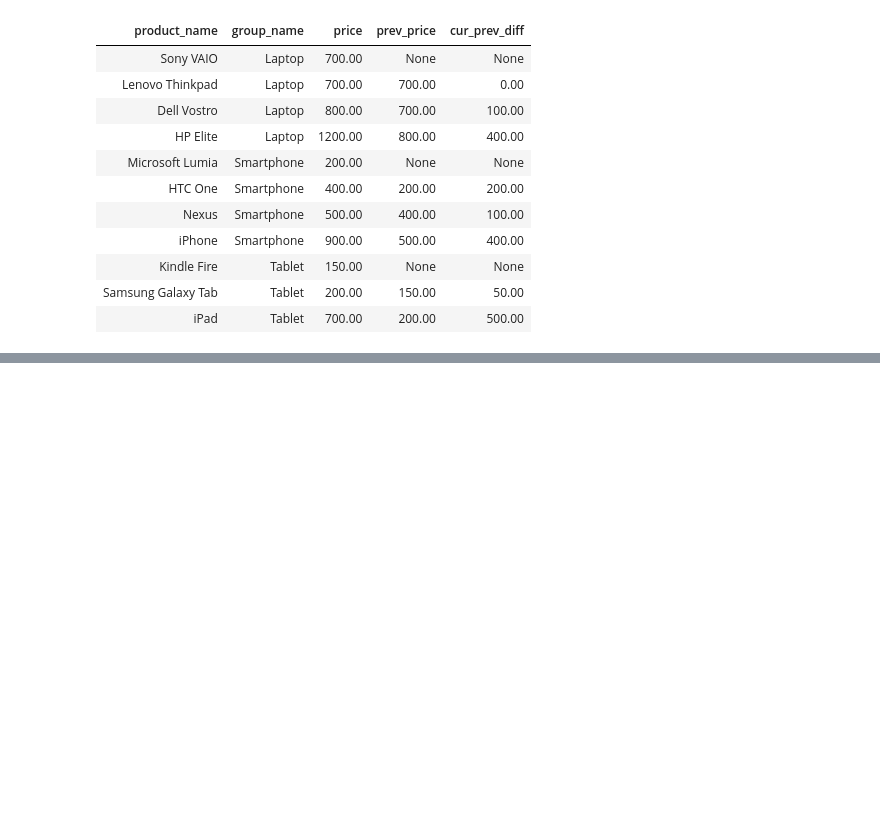
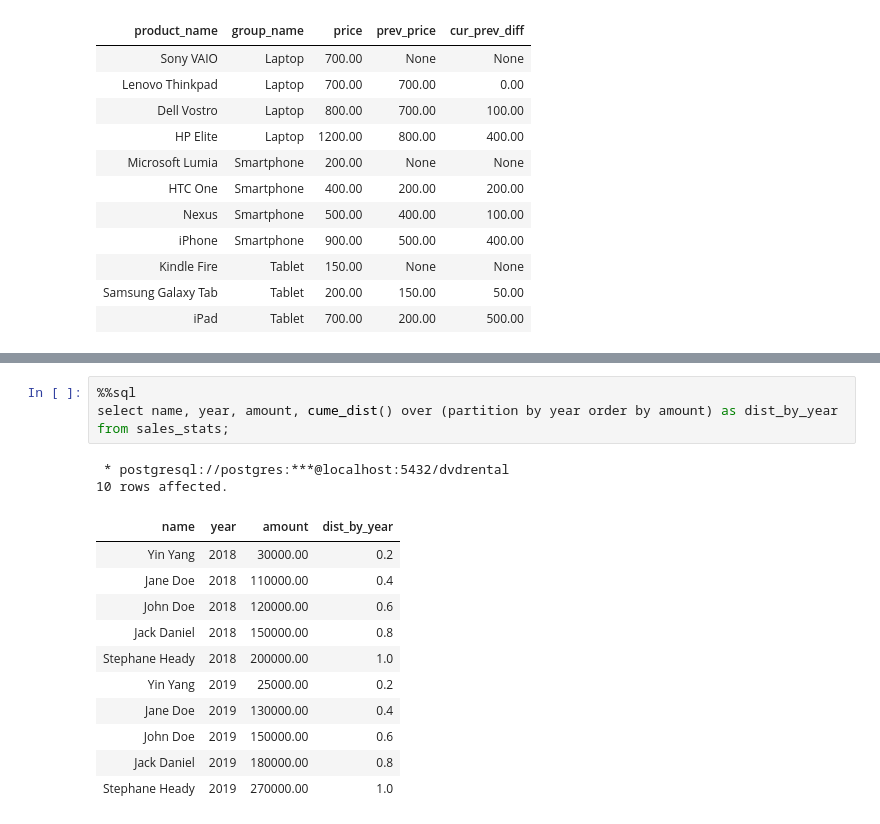
Before and after one commit to chanhchuachin/devops-images, a Jupyter notebook: grow/postgres/note.ipynb, the cells around one changed output, grey strips where cells are left out. Cells and saved outputs as stored; diff of their text form; blank space fills up the shorter version.

```diff
--- a/grow/postgres/note.ipynb
+++ b/grow/postgres/note.ipynb
@@ -581,0 +641,18 @@ INNER JOIN product_groups USING (group_id);
+# %%
+%%sql
+select name, year, amount, cume_dist() over (partition by year order by amount) as dist_by_year
+from sales_stats;
+# %% [output]
+ * postgresql://postgres:***@localhost:5432/dvdrental
+10 rows affected.
+| name | year | amount | dist_by_year |
+| Yin Yang | 2018 | 30000.00 | 0.2 |
+| Jane Doe | 2018 | 110000.00 | 0.4 |
+| John Doe | 2018 | 120000.00 | 0.6 |
+| Jack Daniel | 2018 | 150000.00 | 0.8 |
+| Stephane Heady | 2018 | 200000.00 | 1.0 |
+| Yin Yang | 2019 | 25000.00 | 0.2 |
+| Jane Doe | 2019 | 130000.00 | 0.4 |
+| John Doe | 2019 | 150000.00 | 0.6 |
+| Jack Daniel | 2019 | 180000.00 | 0.8 |
+| Stephane Heady | 2019 | 270000.00 | 1.0 |
```
Also changed, not shown: parts of 32 cells of this notebook, 10 other files.
